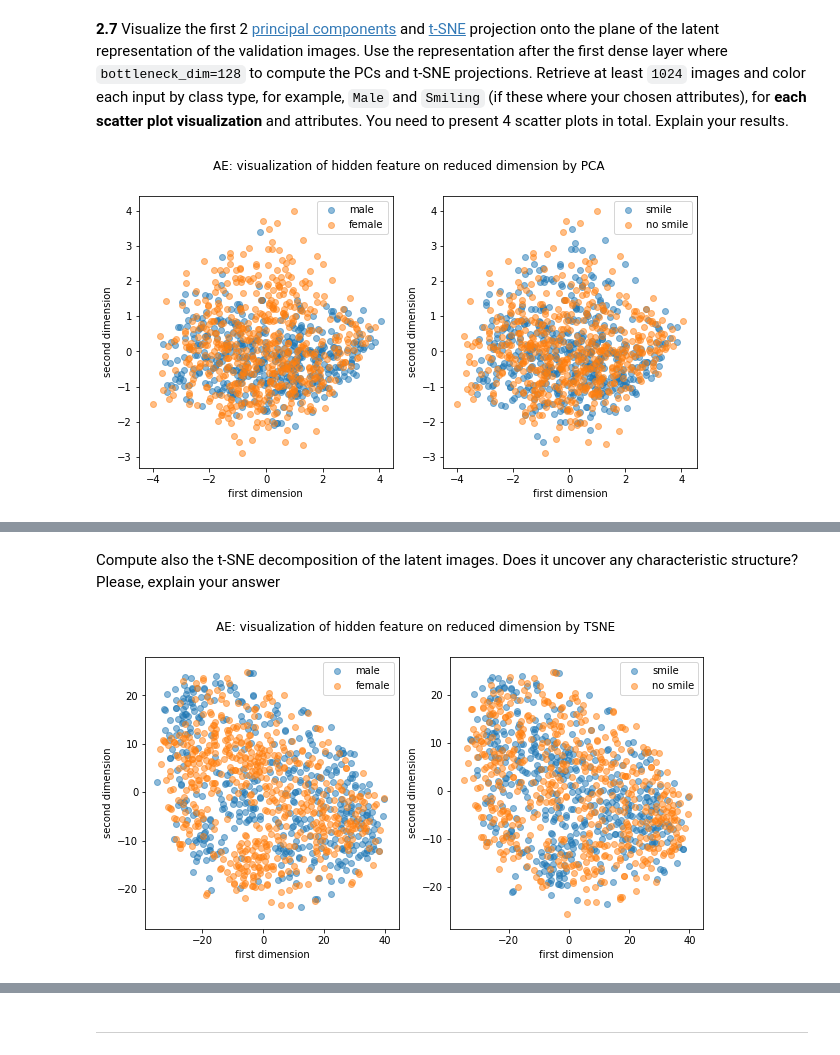
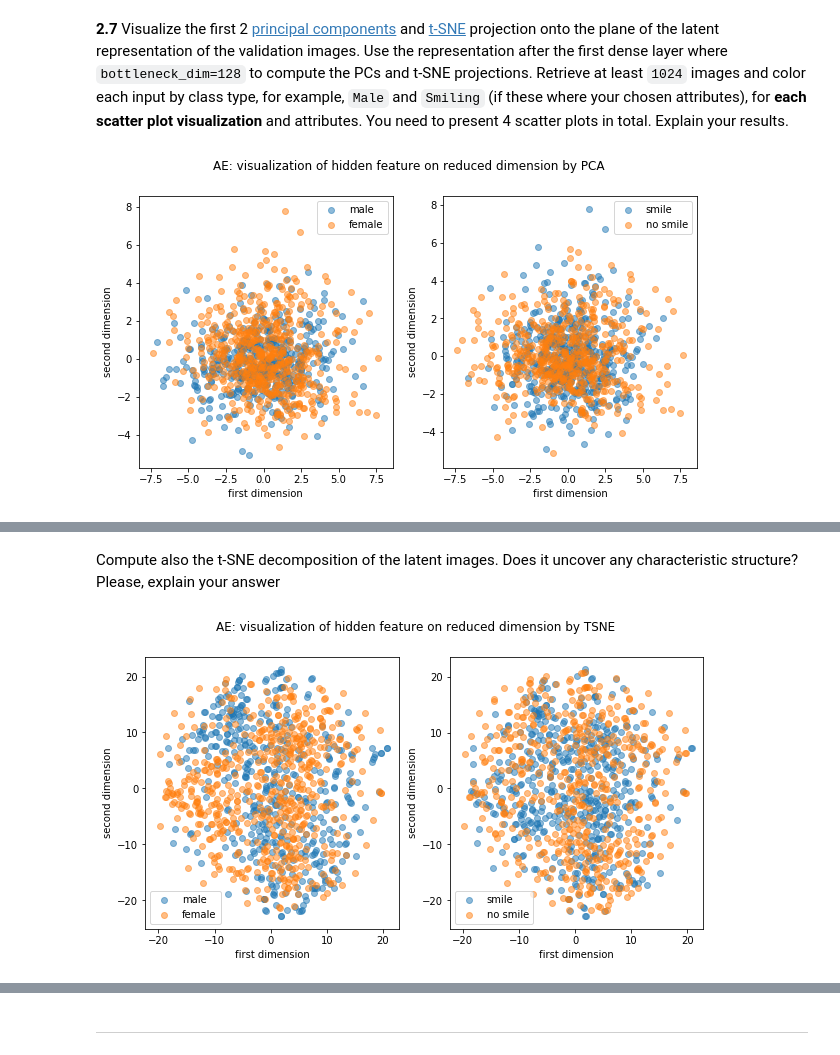
Before and after one commit to Ruby122/2020-CS109B, a Jupyter notebook: content/homeworks/hw07/cs109b_hw7.ipynb, the cells around one changed output, grey strips where cells are left out. Cells and saved outputs as stored; diff of their text form; code cells hidden in the pictures.

```diff
--- a/content/homeworks/hw07/cs109b_hw7.ipynb
+++ b/content/homeworks/hw07/cs109b_hw7.ipynb
@@ -328,7 +328,7 @@ class ConvDecoder(layers.Layer):
         self.decoded_layer3 = layers.Conv2DTranspose(9, (5,5), activation='relu', padding='same', strides = (2,2))
         self.dropout_layer3 = layers.Dropout(dropout_rate)
 
-        self.decoded_layer4 = layers.Conv2DTranspose(3, (5,5), activation='relu', padding='same', strides = (2,2))
+        self.decoded_layer4 = layers.Conv2DTranspose(3, (5,5), activation='sigmoid', padding='same', strides = (2,2))
         # end of your code here
 
 
@@ -462,34 +461,33 @@ def visualize_hidden_PCA(pca_result,attri_array, sup_title):
 # %%
 # 2.7 (PCA visualization)
 # your code here
 # extract output on hidden features
 input_m = layers.Input(shape = (64,64,3))
 m = ConvEncoder(input_shape = (64,64,3))(input_m)
 m = layers.Flatten()(m)
-m = layers.Dense(bottleneck_dim, activation = 'linear')(m)
-latent_m = layers.Dense(4*4*64, activation = 'relu')(m)
+latent_m  = layers.Dense(bottleneck_dim, activation = 'linear')(m)
 model = tf.keras.models.Model(input_m, latent_m)
 for i, layer in enumerate(model.layers):
     layer.set_weights(AE.layers[i].get_weights())
 model.compile(optimizer="adam", loss="mse")
 
 # 1024 images
 num2take = int(1024 / 32)
 pred = []
 attributes = []
 for cond_image, image in val_cond_ds.take(num2take):
     pred.append(model.predict(cond_image[0]))
     attributes.append(cond_image[1].numpy())
 # hidden features and attributes
 hidden_features = np.concatenate(pred, axis = 0)
 attri_array = np.concatenate(attributes, axis = 0)
 
 # pca
 pca = PCA(n_components=2)
 pca_result = pca.fit_transform(hidden_features)
 # plot
 visualize_hidden_PCA(pca_result, attri_array, sup_title = "AE: visualization of hidden feature on reduced dimension by PCA")
 # %% [output]
-[figure, old version]
+[figure, new version]
 # %% [markdown]
 *Your answer here*
@@ -504,6 +503,6 @@ tsne_result = tsne.fit_transform(hidden_features)
 # plot
 visualize_hidden_PCA(tsne_result, attri_array, sup_title= "AE: visualization of hidden feature on reduced dimension by TSNE")
 # %% [output]
-[figure, old version]
+[figure, new version]
 # %% [markdown]
 *Your answer here*
```
Also changed, not shown: parts of 41 cells of this notebook, 14 other files.
